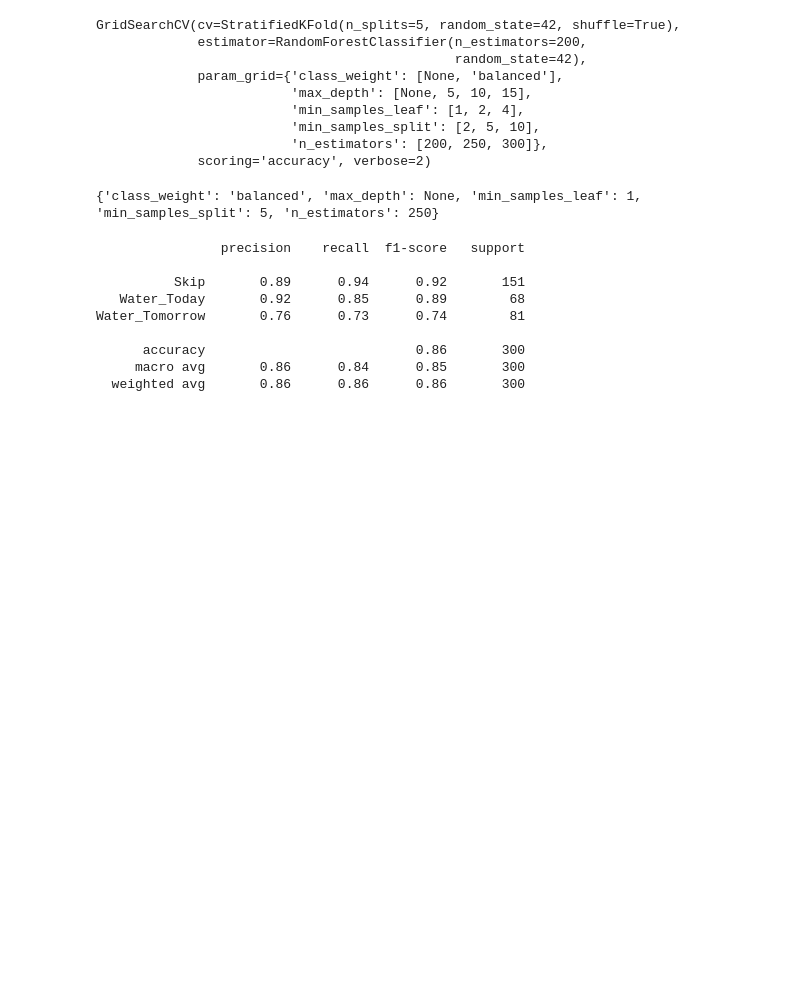
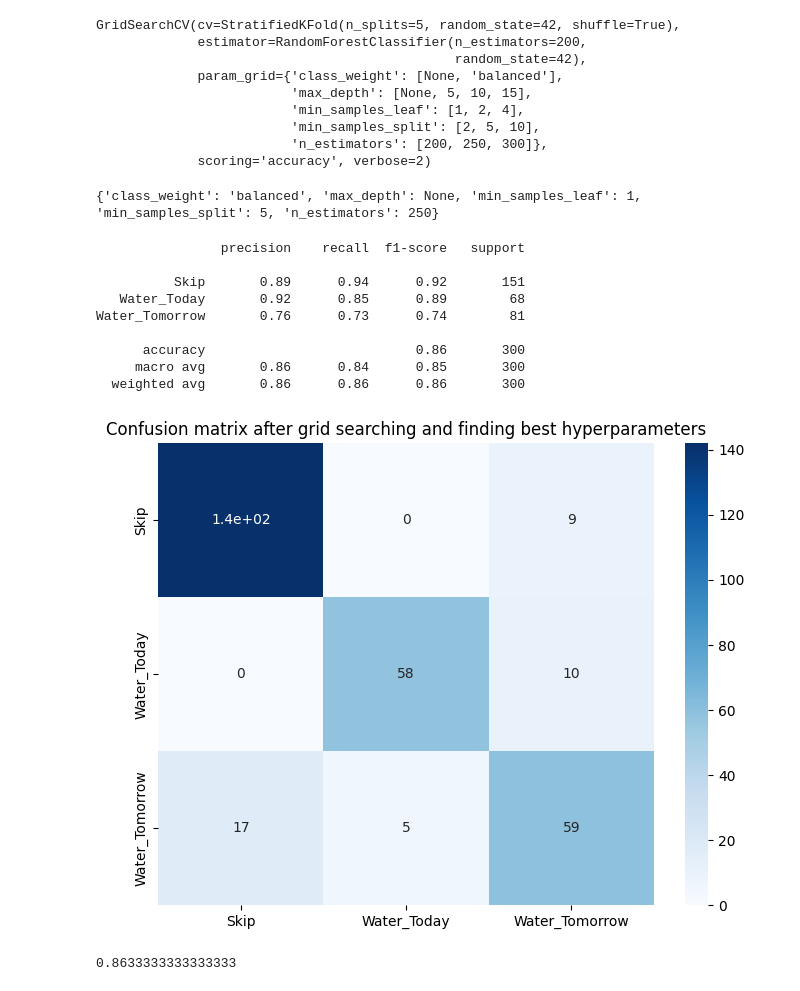
Before and after one commit to Omar-oymk/Watering_Predictior_ml, a Jupyter notebook: Watering_Predictor.ipynb, the cells around one changed output. Saved outputs shown, nothing was run; the diff lists cells and outputs as text; code cells hidden in the pictures; blank space fills up the shorter version.

Commit message:
plotted the confusion matrix

```diff
--- a/Watering_Predictor.ipynb
+++ b/Watering_Predictor.ipynb
@@ -191,3 +191,14 @@ Water_Tomorrow       0.76      0.73      0.74        81
       accuracy                           0.86       300
      macro avg       0.86      0.84      0.85       300
   weighted avg       0.86      0.86      0.86       300
+# %%
+plt.figure(figsize=(8, 6))
+sns.heatmap(confusion_matrix(y_test, y_pred), cmap = 'Blues', annot = True, xticklabels= le.classes_, yticklabels= le.classes_)
+plt.title("Confusion matrix after grid searching and finding best hyperparameters")
+plt.show()
+# %% [output]
+[figure, added]
+# %%
+print(accuracy_score(y_test, y_pred))
+# %% [output]
+0.8633333333333333
```
